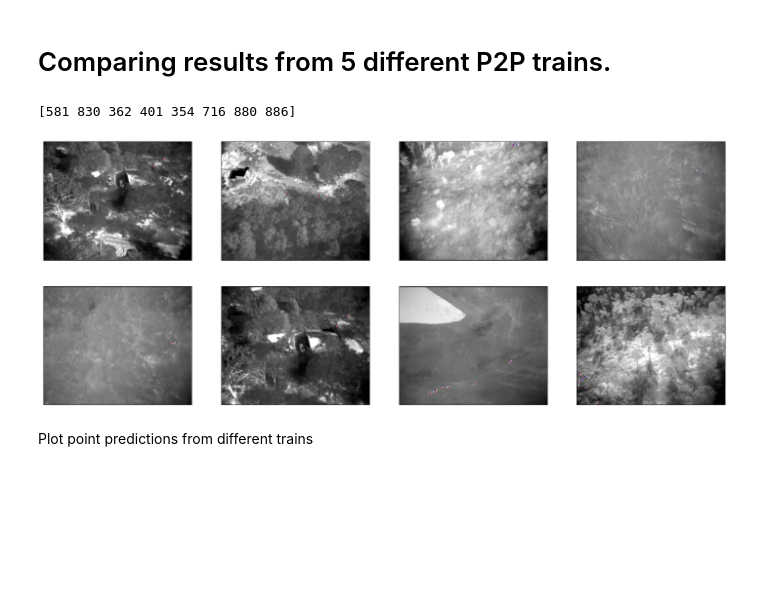
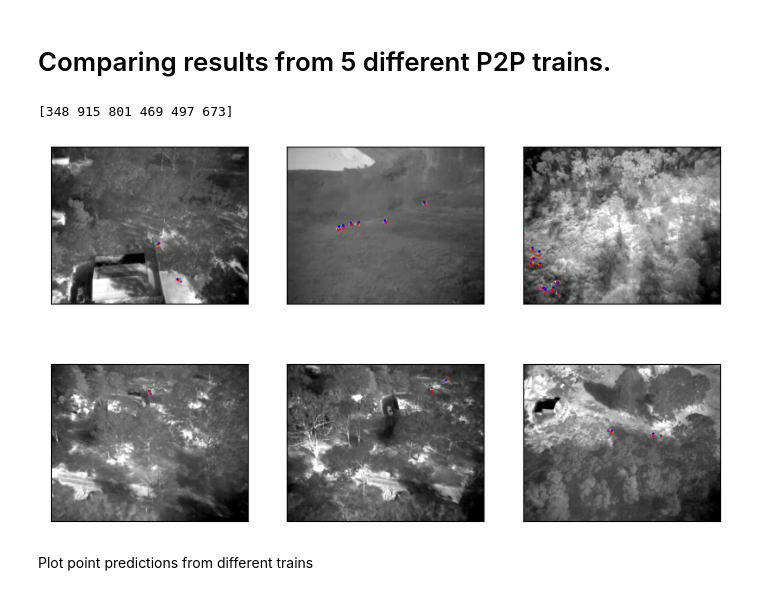
Before and after one commit to crystallcx/CrowdCounting-P2PNet, a Jupyter notebook: vis/visualise_results.ipynb, the cells around one changed output. Saved outputs shown, nothing was run; the diff lists cells and outputs as text; code cells hidden in the pictures; blank space fills up the shorter version.

```diff
--- a/vis/visualise_results.ipynb
+++ b/vis/visualise_results.ipynb
@@ -42,27 +41,11 @@ with open(os.path.join(db_dir,"train_gt.txt")) as load_file:
 with open(os.path.join(db_dir,"test_gt.txt")) as load_file:
     gt_test = [tuple(line.split()) for line in load_file]
 
+gt_test.sort()
+gt_train.sort()
+
 tot = ['train','test']
 train_test = [gt_train, gt_test]
-
 len(gt_test)
 # %% [output]
 935
-# %%
-#TRAINING & TESTING SET HISTOGRAM
-fig=plt.figure(figsize=[12,3.5])
-for i in range(2):
-    values = list(map(int,(column(train_test[i],1))))
-    hist, bin_edges = np.histogram(values, 12, range=(0, 12))
-    width = (bin_edges[1] - bin_edges[0])
-
-    ax=fig.add_subplot(1, 2, i+1)
-    plt.setp(ax, xticks=list(set(values)))
-    plt.grid(axis='y', alpha=0.75)
-    plt.bar(bin_edges[:-1], hist, align='center', width=width, edgecolor='k', alpha=0.8)
-    plt.title('Deer Dataset Histogram: {} Set'.format(tot[i].capitalize()))
-    plt.xlabel('Count of Deer')
-    plt.ylabel('Number of Images')
-
-# plt.figtext(0.3, -0.05, "a) Training Set", wrap=True, horizontalalignment='center', fontsize=12)
-# plt.figtext(0.75, -0.05, "b) Validation Set", wrap=True, horizontalalignment='center', fontsize=12)
@@ -71,9 +51,0 @@ for i in range(2):
-# %%
-# Display counts - don't need to run
-c_test = Counter(elem[1] for elem in gt_test)
-c_train = Counter(elem[1] for elem in gt_train)
-for i in range(12):
-    print("{}:".format(str(i)), c_train[str(i)], c_test[str(i)], c_train[str(i)]+c_test[str(i)])
-    # print("Yes:", c['1'])
-    # print("No:", c['0'])
-(len(gt_test)+len(gt_train))
@@ -103,7 +61,7 @@ for file in glob.glob(os.path.join(db_dir,"test/*.png")):
         if line[0] == filename:
             count = line[1]
             test_array.append(tuple([pre,count,img]))
-
+test_array.sort()  #sorts by 1st column (filename)
 len(test_array)
 # %% [output]
 935
@@ -128,9 +74,9 @@ colors = ['c','m','g','tab:orange','b']
 # %%
-num = 8
+num = 6
 randnums= np.random.randint(300,len(test_array),num)
 
 print(randnums)
-fig = plt.figure(figsize=[25, 10])
+fig = plt.figure(figsize=[10, 6])
 for i in range(num):
     x = randnums[i]
     pts=[]
@@ -144,36 +90,36 @@ for i in range(num):
     gt_pth = os.path.join(db_dir,"test",test_array[x][0]+'.txt')
 
     with open(gt_pth) as load_file:
         gt_points = [(line.split()) for line in load_file]
 
     # draw the predictions
     img_to_draw = cv2.cvtColor((test_array[x][2]), cv2.COLOR_BGR2RGB)
 
-    ax = fig.add_subplot(2, 4, i + 1) #<---------------
+    ax = fig.add_subplot(2, 3, i + 1) #<---------------
     # ax.imshow(cv2.cvtColor(test_array[x][2],cv2.COLOR_BGR2RGB))COLOR_RGB2BGR
 
     plt.setp(ax, xticks=[], yticks=[])
     # plt.imshow(img_to_draw)
 
     for z in range(num_trains):
         for p in pts[z]:
             x = int(float(p[0])*640)
             y = int(float(p[1])*512)
             plt.scatter(x, y, c=colors[z], s=1)#cv2.circle(img_to_draw, (x,y), size, (0, 0, 255), -1) #RED
 
     for p in gt_points:
         x = int(float(p[1])*640)
         y = int(float(p[2])*512)
         plt.scatter(x, y, c='r', s=1)
 
     plt.imshow(img_to_draw)
     # ax.axis('off')
 
 # fig.subplots_adjust(hspace=0.0)
 # fig.savefig('TESTING4.png', dpi=450)
 # %% [output]
-[581 830 362 401 354 716 880 886]
+[348 915 801 469 497 673]
-[figure, old version]
+[figure, new version]
 # %% [markdown]
 Plot point predictions from different trains
 # %%
```
Also changed, not shown: parts of 34 cells of this notebook.
